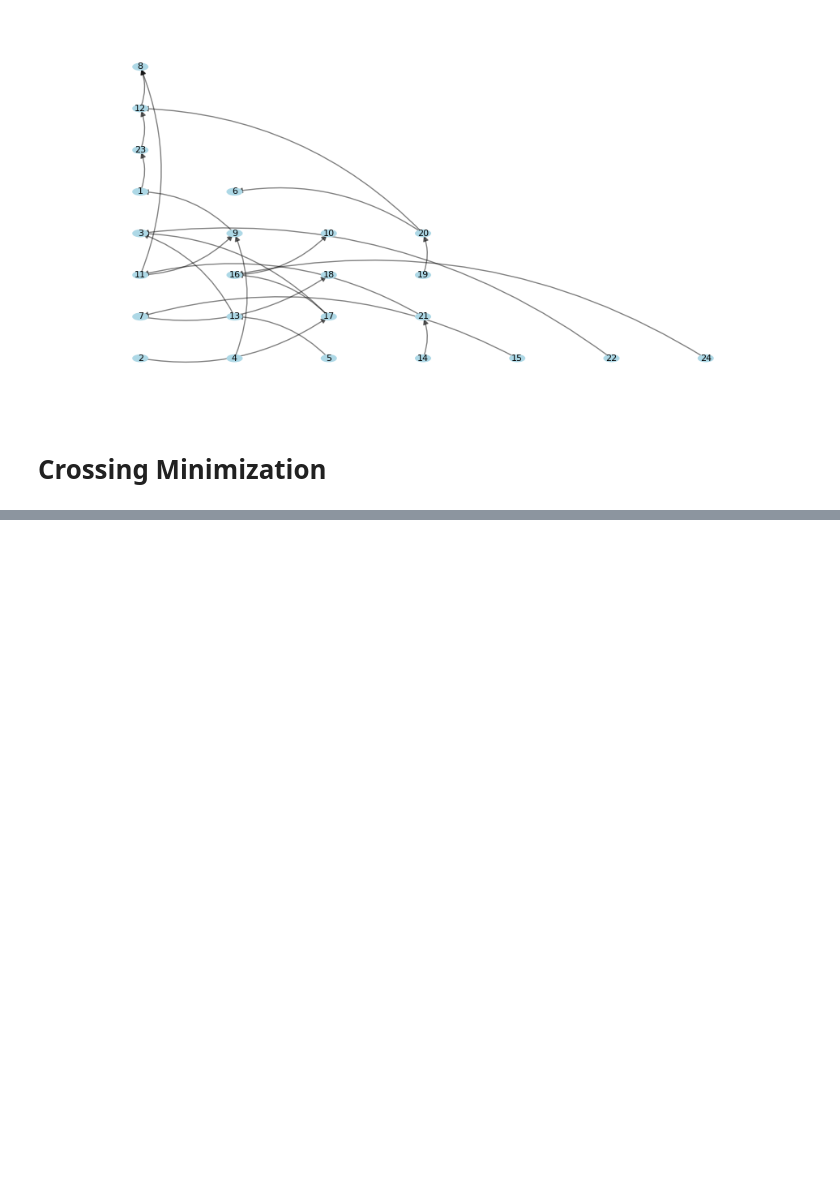
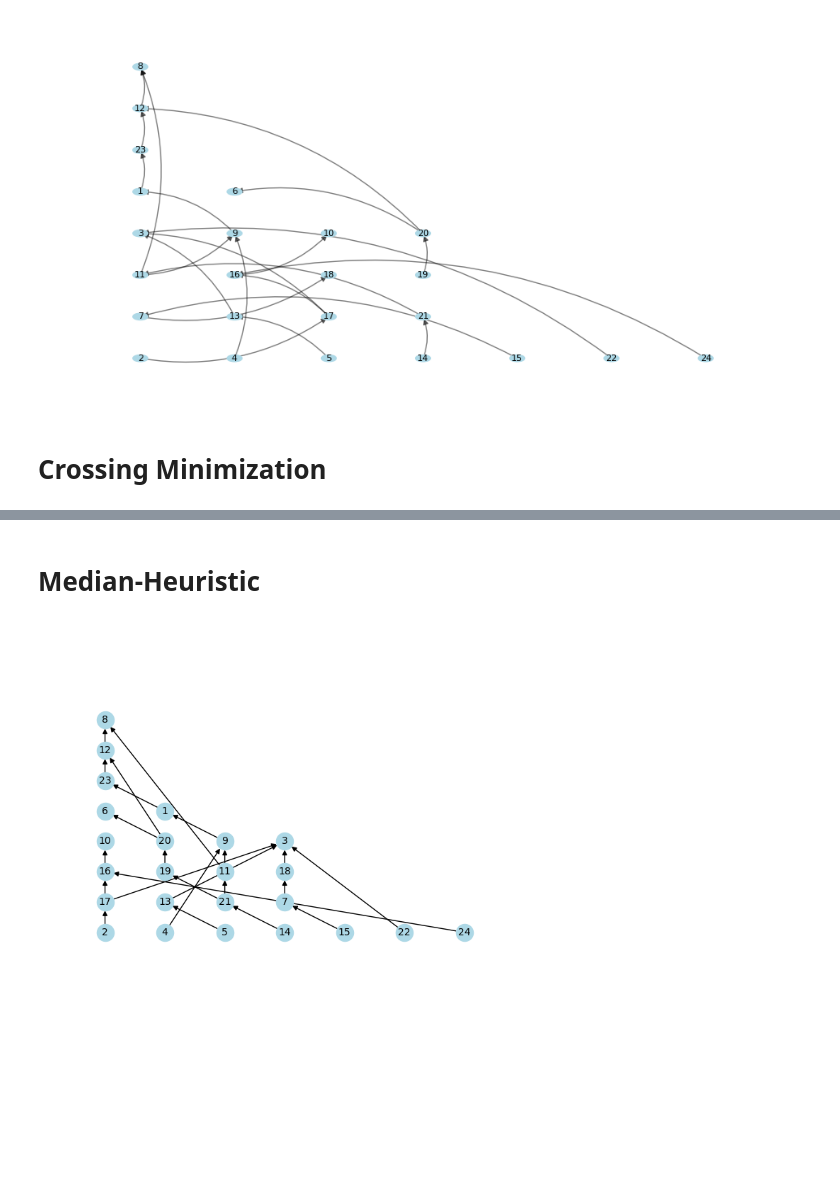
Before and after one commit to mauro-vb/graph-visualization-project, a Jupyter notebook: step4.ipynb, the cells around one changed output, grey strips where cells are left out. Saved outputs shown, nothing was run; the diff lists cells and outputs as text; code cells hidden in the pictures; blank space fills up the shorter version.

```diff
--- a/step4.ipynb
+++ b/step4.ipynb
@@ -390,0 +464,37 @@ plt.show()
+# %% [markdown]
+# Median-Heuristic
+# %%
+def calculate_median(v, layer_order, G):
+    neighbors = N_incoming(v, G) | N_outgoing(v, G)
+    valid_neighbors = [u for u, _ in neighbors if u in layer_order]
+    if not valid_neighbors:
+        return 0
+    sorted_positions = sorted(layer_order[u] for u in valid_neighbors)
+    median_position = sorted_positions[len(sorted_positions) // 2]
+    return median_position
+
+def median_heuristic(G, layers):
+    final_ordering = {i: {} for i in layers.keys()}
+    final_ordering[0] = {node: i for i, node in enumerate(layers[0])}
+
+    for layer in range(1, max(layers.keys()) + 1):
+        medians = {}
+        for v in layers[layer]:
+            medians[v] = calculate_median(v, final_ordering[layer - 1], G)
+        medians_with_gaps = introduce_tiny_gaps(medians)
+        sorted_nodes_by_median = sorted(medians_with_gaps.items(), key=lambda x: x[1])
+        final_ordering[layer] = {node: i for i, (node, _) in enumerate(sorted_nodes_by_median)}
+
+    return final_ordering
+
+
+node_order = [i for i in range(1,len(node_list)+1)]
+fas = feedback_arc_set_ordered(G, node_order)
+
+G_dag = original_graph_without_cycles(G, fas)
+layers = layer_assignment(G_dag)
+
+final_ordering = median_heuristic(G_dag, layers)
+draw_layered_graph_with_straight_edges(G_dag, layers, final_ordering)
+# %% [output]
+[figure, added]
```
Also changed, not shown: parts of 4 cells of this notebook.
